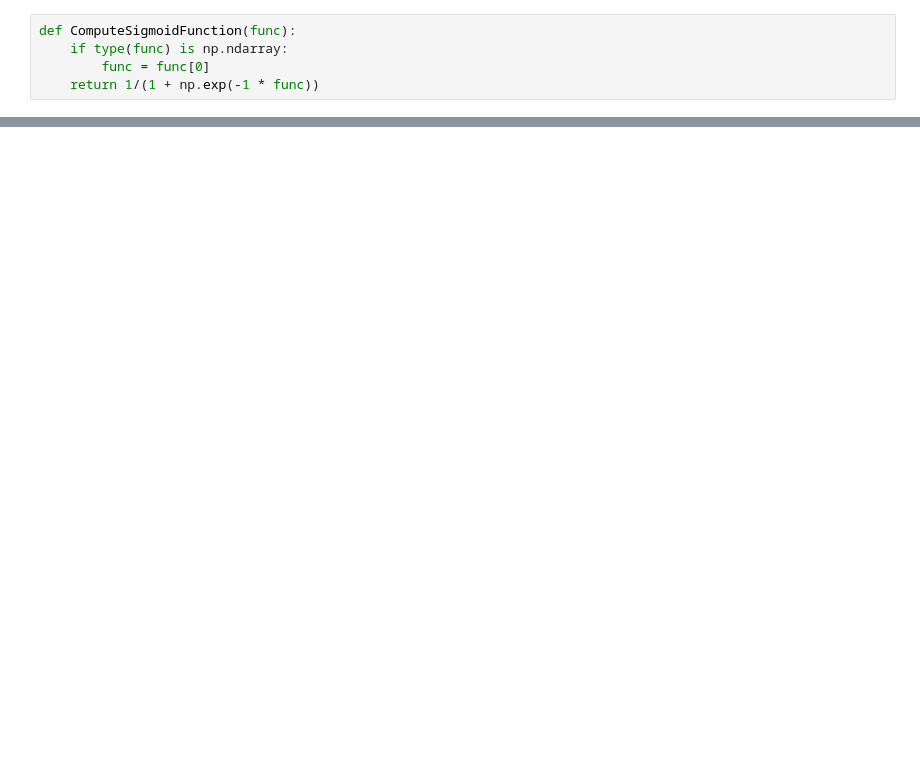
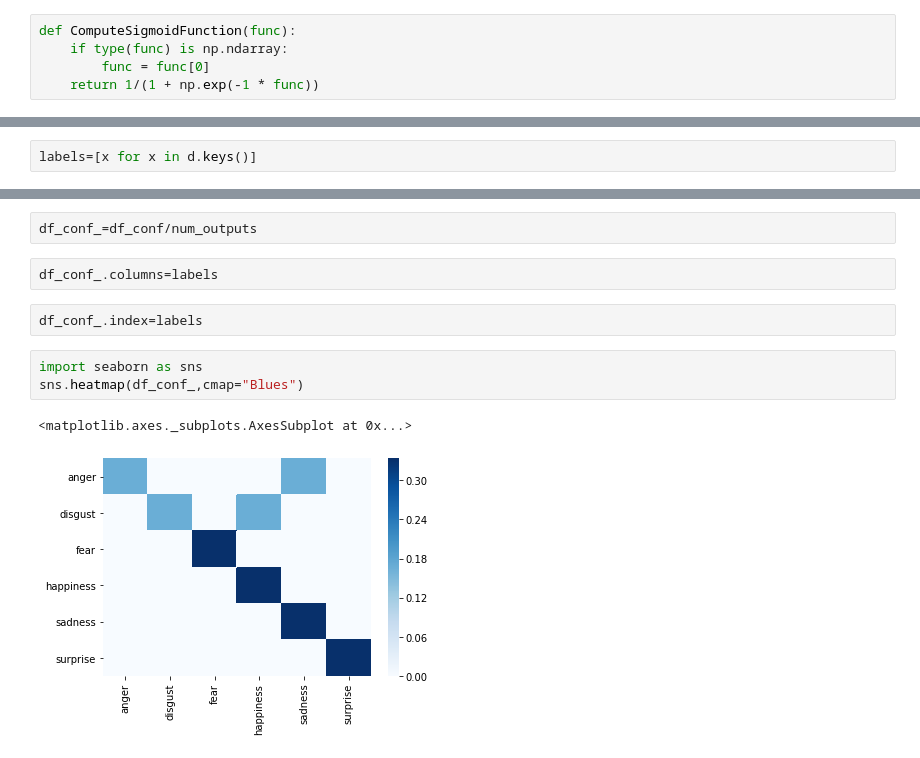
Before and after one commit to adamklie/CSE253_PA1, a Jupyter notebook: softmaxv2.ipynb, the cells around one changed output, grey strips where cells are left out. Drawn from its saved outputs; the diff is of its cells as text; blank space fills up the shorter version.

```diff
--- a/softmaxv2.ipynb
+++ b/softmaxv2.ipynb
@@ -212,0 +245,2 @@ cost(softmax(net_input(X,a,b)),y_)
+# %%
+labels=[x for x in d.keys()]
@@ -212,0 +263,12 @@ cost(softmax(net_input(X,a,b)),y_)
+# %%
+df_conf_=df_conf/num_outputs
+# %%
+df_conf_.columns=labels
+# %%
+df_conf_.index=labels
+# %%
+import seaborn as sns
+sns.heatmap(df_conf_,cmap="Blues")
+# %% [output]
+<matplotlib.axes._subplots.AxesSubplot at 0x...>
+[figure, added]
```
Also changed, not shown: parts of 43 cells of this notebook.
